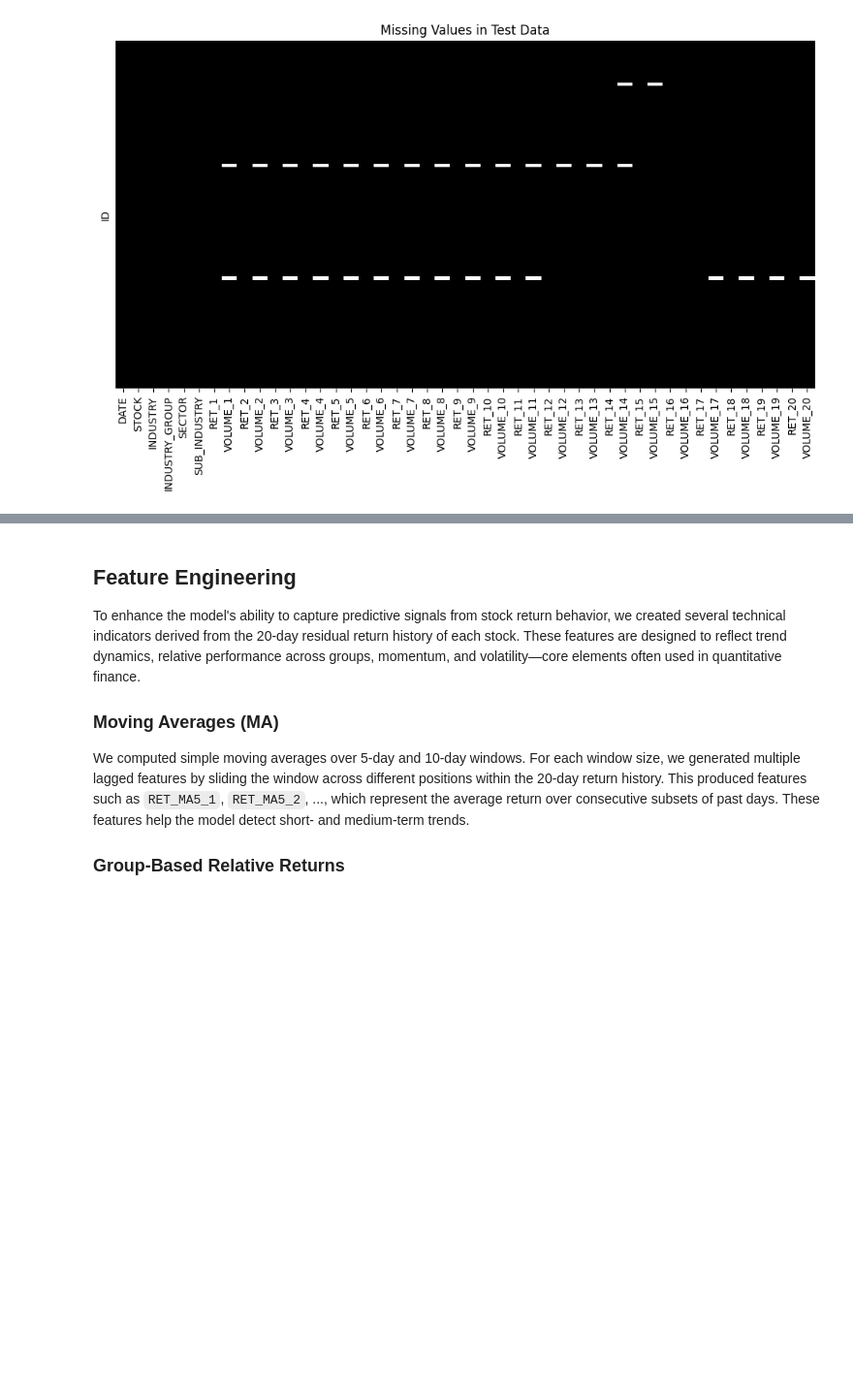
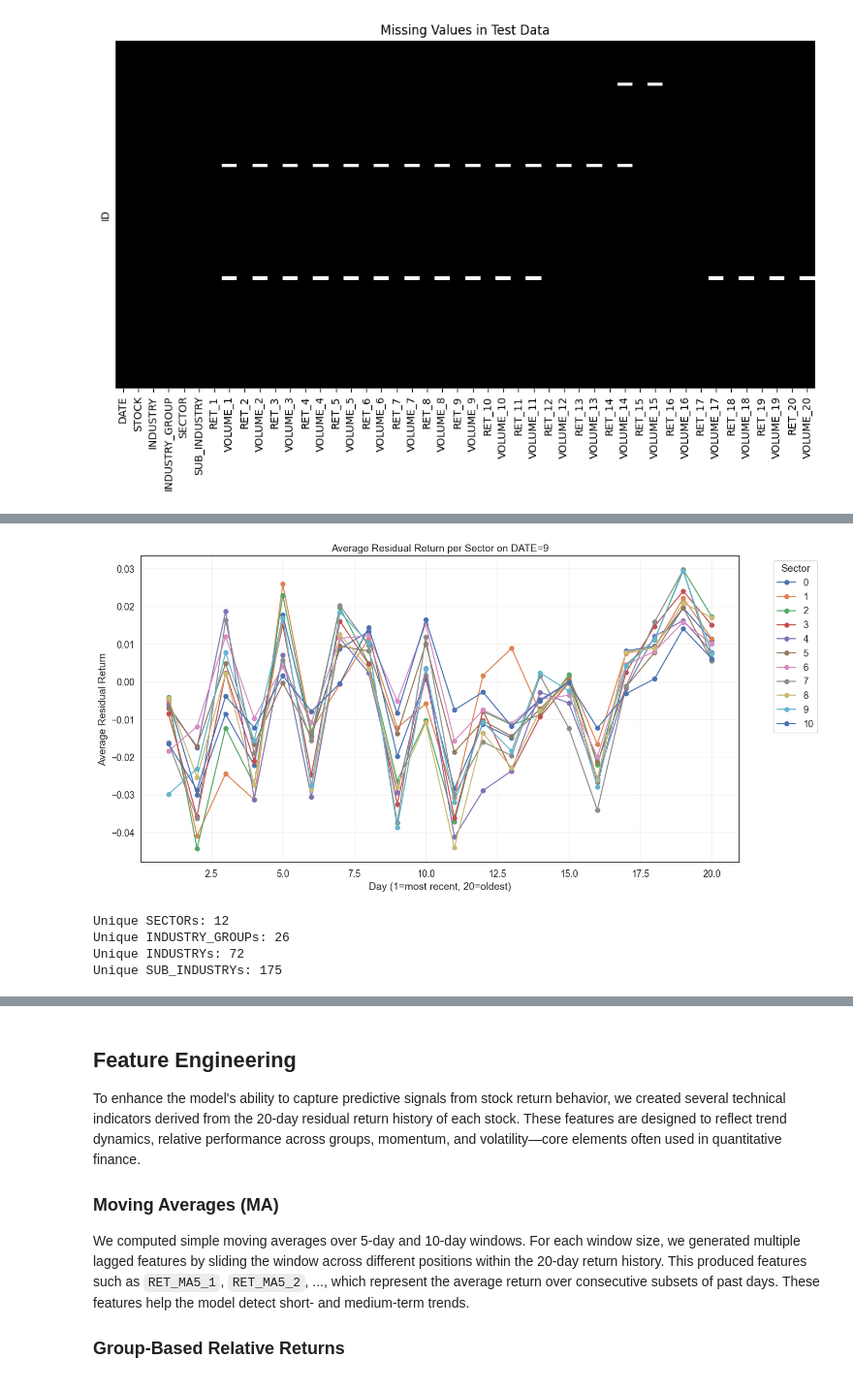
Before and after one commit to yuntongSH/QRT-Stock-Return-Prediction, a Jupyter notebook: QRT Stock Return Prediction Notebook.ipynb, the cells around one changed output, grey strips where cells are left out. Shown at 97% size. Drawn from its saved outputs; the diff is of its cells as text; code cells hidden in the pictures; blank space fills up the shorter version.

Commit message:
Update QRT Stock Return Prediction Notebook with latest changes

```diff
--- a/QRT Stock Return Prediction Notebook.ipynb
+++ b/QRT Stock Return Prediction Notebook.ipynb
@@ -128,0 +156,41 @@ plt.show()
+# %%
+## Time series analysis of the average stock residual return of each sector
+
+def plot_sector_avg_returns(train, date_value):
+    # Filter for the given date
+    df = train[train['DATE'] == date_value]
+    if df.empty:
+        print("No data for this date.")
+        return
+
+    ret_cols = [f'RET_{i+1}' for i in range(20) if f'RET_{i+1}' in df.columns]
+    # Compute sector-wise average for each RET_k
+    sector_means = df.groupby('SECTOR')[ret_cols].mean()
+
+    # Plot
+    plt.figure(figsize=(14, 7))
+    for sector in sector_means.index:
+        plt.plot(range(1, len(ret_cols)+1), sector_means.loc[sector], marker='o', label=sector)
+    plt.title(f"Average Residual Return per Sector on DATE={date_value}")
+    plt.xlabel("Day (1=most recent, 20=oldest)")
+    plt.ylabel("Average Residual Return")
+    plt.legend(title='Sector', bbox_to_anchor=(1.05, 1), loc='upper left')
+    plt.grid(True, alpha=0.3)
+    plt.tight_layout()
+    plt.show()
+
+# Example usage:
+plot_sector_avg_returns(train, date_value=9)
+# %% [output]
+[figure, added]
+# %%
+# Show the unique counts for each level in the hierarchy
+print("Unique SECTORs:", train['SECTOR'].nunique())
+print("Unique INDUSTRY_GROUPs:", train['INDUSTRY_GROUP'].nunique())
+print("Unique INDUSTRYs:", train['INDUSTRY'].nunique())
+print("Unique SUB_INDUSTRYs:", train['SUB_INDUSTRY'].nunique())
+# %% [output]
+Unique SECTORs: 12
+Unique INDUSTRY_GROUPs: 26
+Unique INDUSTRYs: 72
+Unique SUB_INDUSTRYs: 175
```
Also changed, not shown: parts of 12 cells of this notebook.
